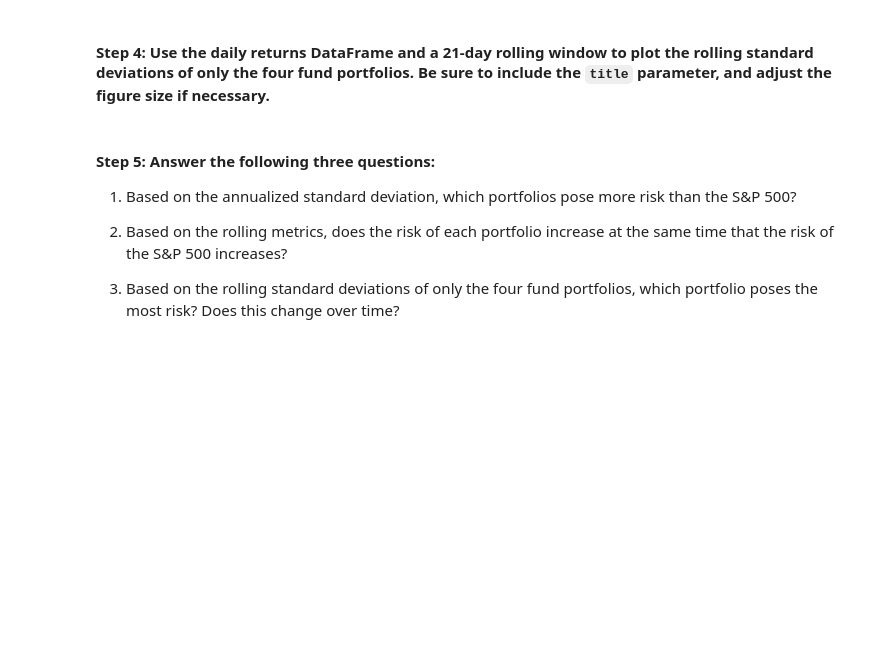
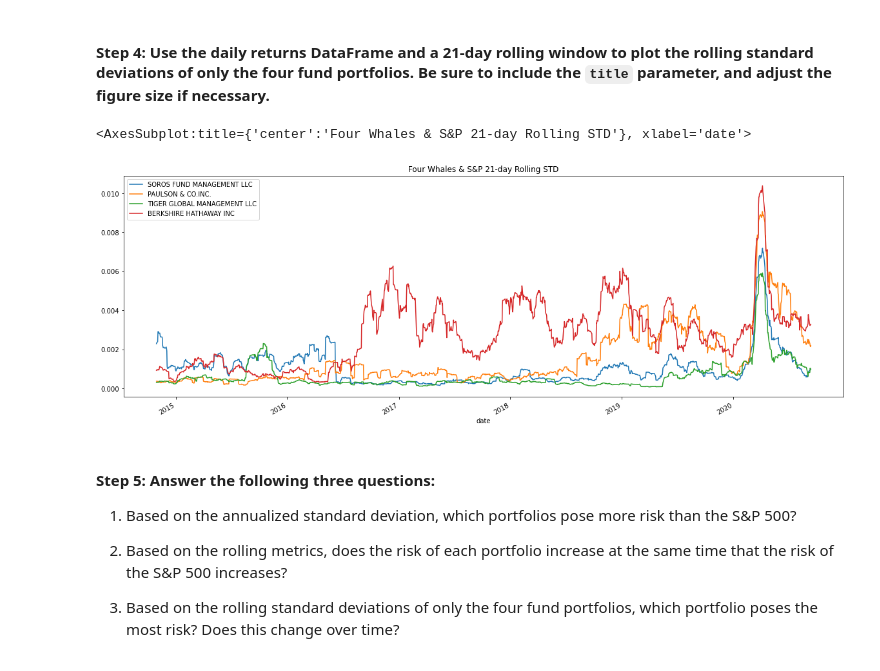
Before and after one commit to mmarovich/risk_and_return_app, a Jupyter notebook: risk_return_analysis.ipynb, the cells around one changed output. Cells and saved outputs as stored; diff of their text form; code cells hidden in the pictures; blank space fills up the shorter version.

```diff
--- a/risk_return_analysis.ipynb
+++ b/risk_return_analysis.ipynb
@@ -301,7 +325,12 @@ Evaluate the risk profile of each portfolio by using the standard deviation and
 # %%
 # Using the daily return data and a 21-day rolling window, plot the rolling standard deviation of just the 4 portfolios.
 # Include a title parameter and adjust the figure size
-# YOUR CODE HERE
+four_std_21 = four_portfolios.rolling(window=21).std()
+
+four_std_21.plot(figsize=(20,7), title="Four Whales & S&P 21-day Rolling STD")
+# %% [output]
+<AxesSubplot:title={'center':'Four Whales & S&P 21-day Rolling STD'}, xlabel='date'>
+[figure, added]
 # %% [markdown]
 #### Step 5: Answer the following three questions:
 
```
Also changed, not shown: parts of 7 cells of this notebook.
